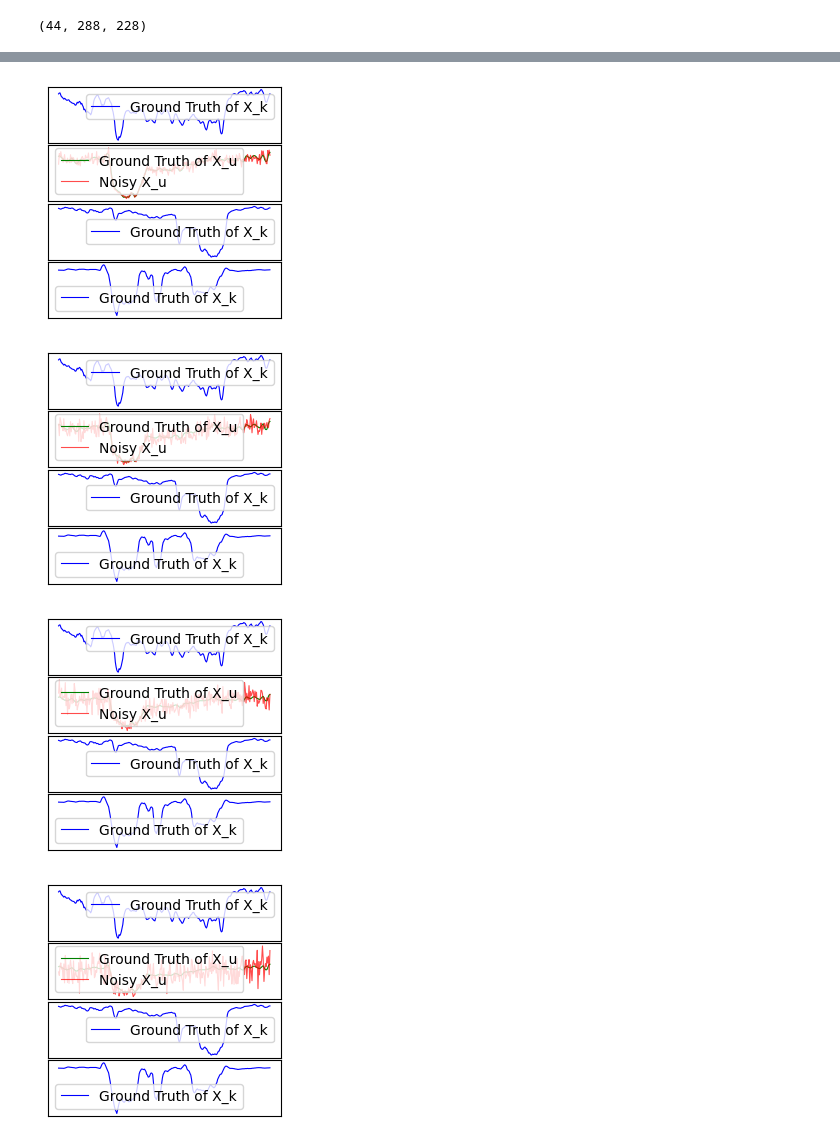
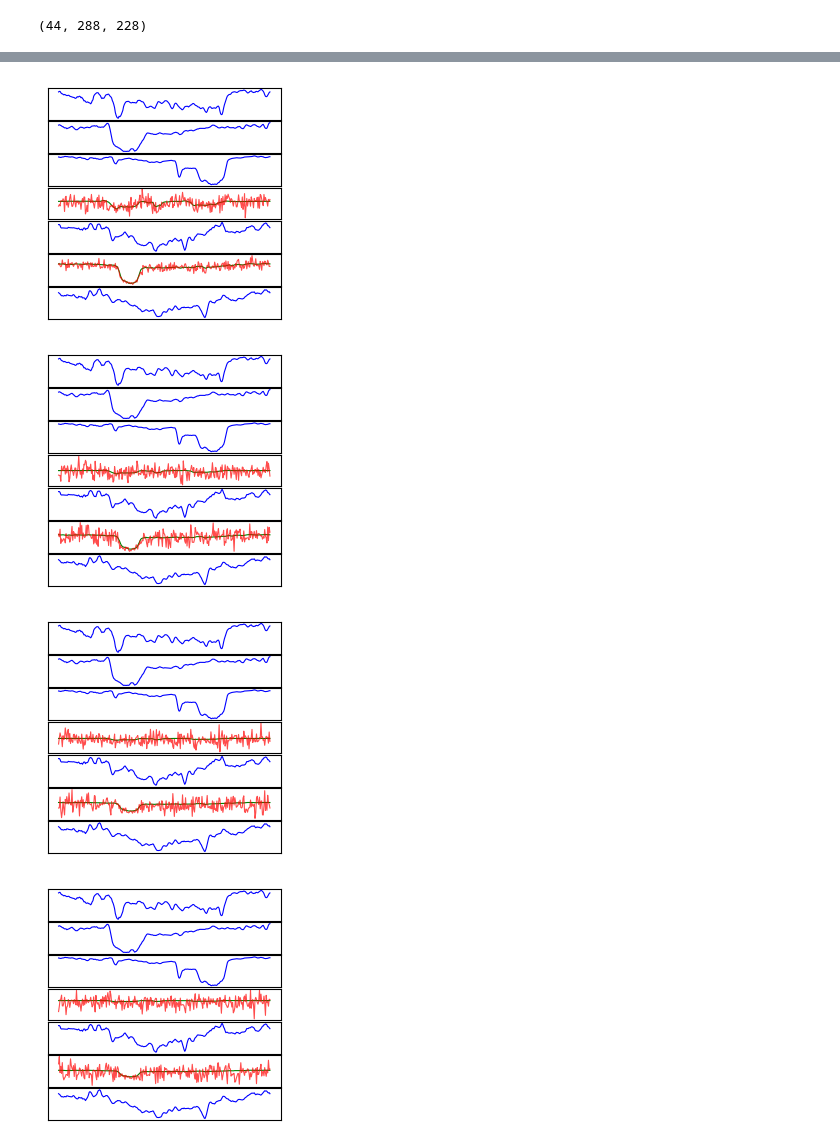
Before and after one commit to Radar-Lei/competition, a Jupyter notebook: visualization.ipynb, the cells around one changed output, grey strips where cells are left out. Drawn from its saved outputs; the diff is of its cells as text; code cells hidden in the pictures.

```diff
--- a/visualization.ipynb
+++ b/visualization.ipynb
@@ -16,7 +16,7 @@ data_raw.shape
 # %%
 def diffusion_result(arr, t):
     beta_start = 0.0001
-    beta_end = 0.02
+    beta_end = 0.2
     diff_steps = 100
     beta = np.linspace(beta_start ** 0.5, beta_end ** 0.5, diff_steps) ** 2
     alpha = 1 - beta
@@ -35,10 +35,11 @@ def diffusion_result(arr, t):
 window_size = 5
 start_k = 13
 line_width = 0.8
+num_seqs = 7
 
 # Calculate the moving average for each line
 smoothed_lines = []
-for i in range(4):
+for i in range(num_seqs):
     line = data_raw[0, :, start_k + i]
     smoothed_line = np.convolve(line, np.ones(window_size)/window_size, mode='same')
     smoothed_lines.append(smoothed_line)
@@ -48,13 +49,13 @@ weighted_noise_arr = []
 for t in range(-1, 50 , 10):
 
     # Plot the smoothed lines
-    fig, axes = plt.subplots(nrows=4, ncols=1, figsize=(3, 3))
+    fig, axes = plt.subplots(nrows=num_seqs, ncols=1, figsize=(3, 3))
 
     # Decrease vertical spacing between subplots
     plt.subplots_adjust(hspace=0.05)
 
     for i, ax in enumerate(axes):
-        if i == 1:
+        if i in [3,5]:
             ax.plot(range(2, 286), smoothed_lines[i][2:-2], label='Ground Truth of X_u', color='g', linewidth=line_width)
             if t >= 0:
                 diff_line, curr_noise = diffusion_result(smoothed_lines[i], t)
@@ -69,7 +70,7 @@ for t in range(-1, 50 , 10):
         # Remove y-axis ticks
         ax.set_yticks([])
 
-        ax.legend()
+        # ax.legend()
 
     plt.savefig(f"{t}.svg")
 plt.close()
@@ -83,7 +89,7 @@ plt.close()
-[figure, old version]
+[figure, new version]
-[figure, old version]
+[figure, new version]
-[figure, old version]
+[figure, new version]
-[figure, old version]
+[figure, new version]
 # %%
 fig, axes = plt.subplots(nrows=4, ncols=1, figsize=(3, 3),sharex=True, sharey=True)
 for i, ax in enumerate(axes):
```
Also changed, not shown: parts of 2 cells of this notebook, 3 other files.
